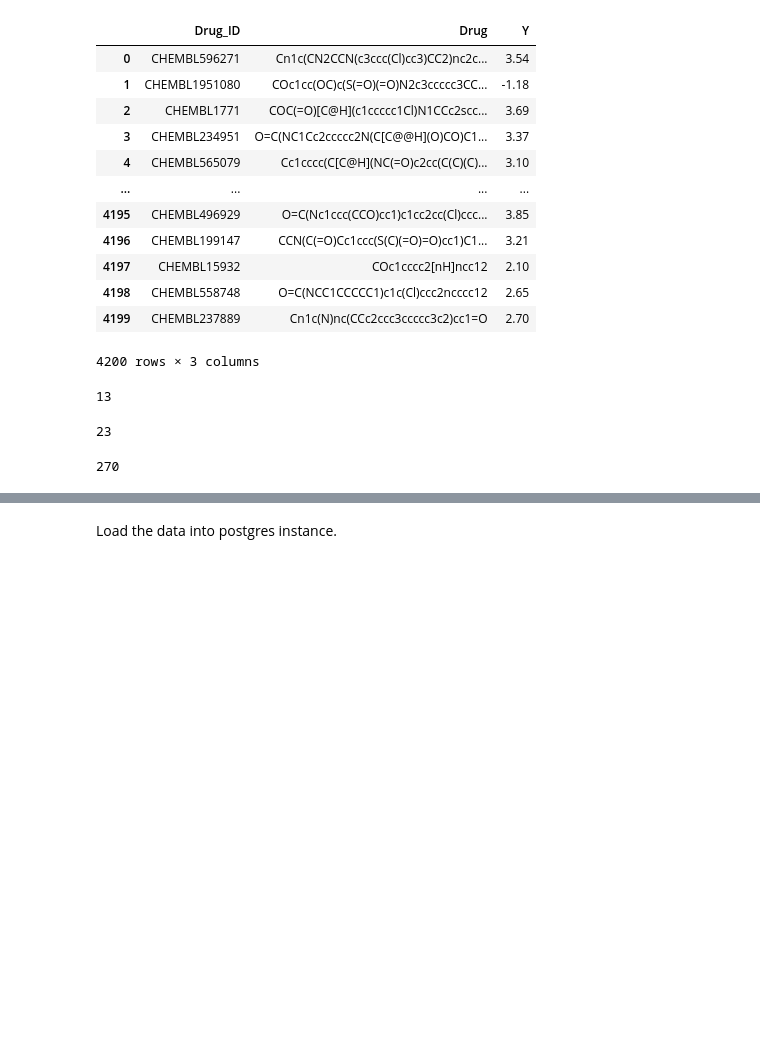
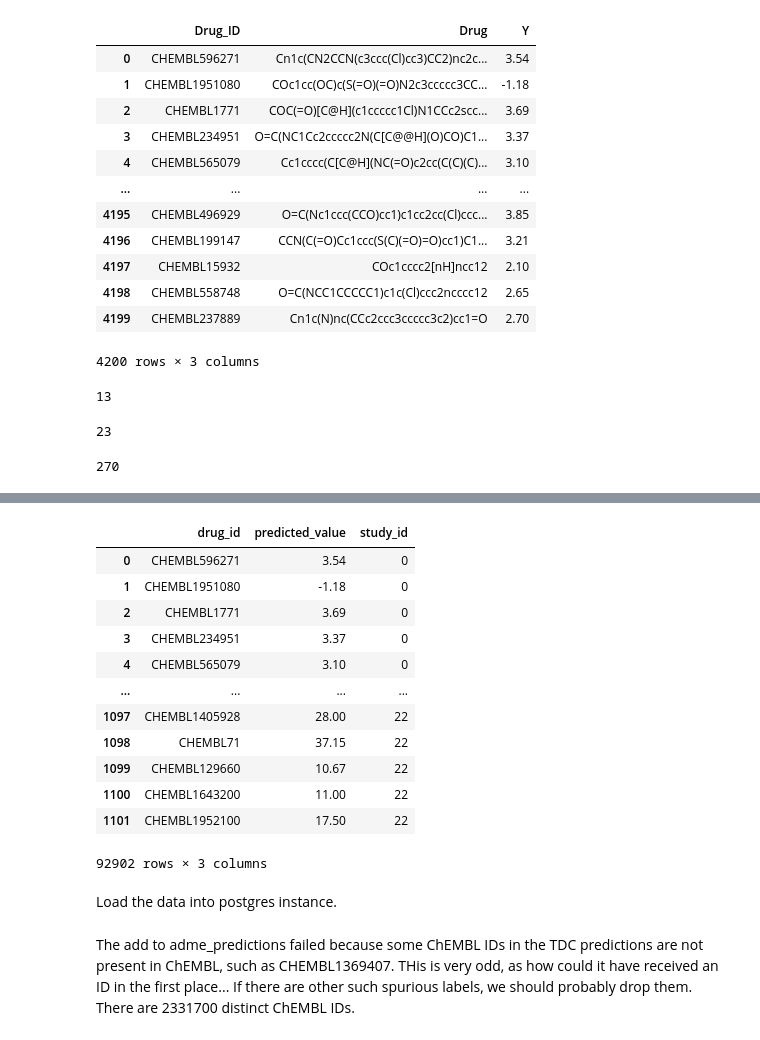
Before and after one commit to vfkusmartsev/deep_mirror_task, a Jupyter notebook: code/11_extract_ADME_data.ipynb, the cells around one changed output, grey strips where cells are left out. Drawn from its saved outputs; the diff is of its cells as text; code cells hidden in the pictures; blank space fills up the shorter version.

```diff
--- a/code/11_extract_ADME_data.ipynb
+++ b/code/11_extract_ADME_data.ipynb
@@ -101,0 +236,13 @@ max([len(i) for i in data_df.Drug])
+# %%
+start_bool = True
+for dataset in adme_datasets:
+    data = ADME(name = dataset).get_data('df')
+    data['study_id'] = study_name_to_index[dataset]
+    data.drop('Drug', axis = 1, inplace = True)
+    if start_bool:
+        temp = data
+        start_bool = False
+    else:
+        temp = pd.concat([temp, data])
+
+adme_predictions = temp.rename({'Drug_ID':'drug_id','Y':'predicted_value'}, axis = 1)
@@ -102,3 +267,19 @@ max([len(i) for i in data_df.Drug])
+# %%
+adme_predictions
+# %% [output]
+|  | drug_id | predicted_value | study_id |
+| 0 | CHEMBL596271 | 3.54 | 0 |
+| 1 | CHEMBL1951080 | -1.18 | 0 |
+| 2 | CHEMBL1771 | 3.69 | 0 |
+| 3 | CHEMBL234951 | 3.37 | 0 |
+| 4 | CHEMBL565079 | 3.10 | 0 |
+| ... | ... | ... | ... |
+| 1097 | CHEMBL1405928 | 28.00 | 22 |
+| 1098 | CHEMBL71 | 37.15 | 22 |
+| 1099 | CHEMBL129660 | 10.67 | 22 |
+| 1100 | CHEMBL1643200 | 11.00 | 22 |
+| 1101 | CHEMBL1952100 | 17.50 | 22 |
+92902 rows × 3 columns
 # %% [markdown]
 Load the data into postgres instance.
 # %%
@@ -108,0 +293,2 @@ data_df.to_sql('table_name', engine, if_exists='replace')
+# %% [markdown]
+The add to adme_predictions failed because some ChEMBL IDs in the TDC predictions are not present in ChEMBL, such as CHEMBL1369407. THis is very odd, as how could it have received an ID in the first place... If there are other such spurious labels, we should probably drop them. There are 2331700 distinct ChEMBL IDs.
```
Also changed, not shown: parts of 13 cells of this notebook, 4 other files.
